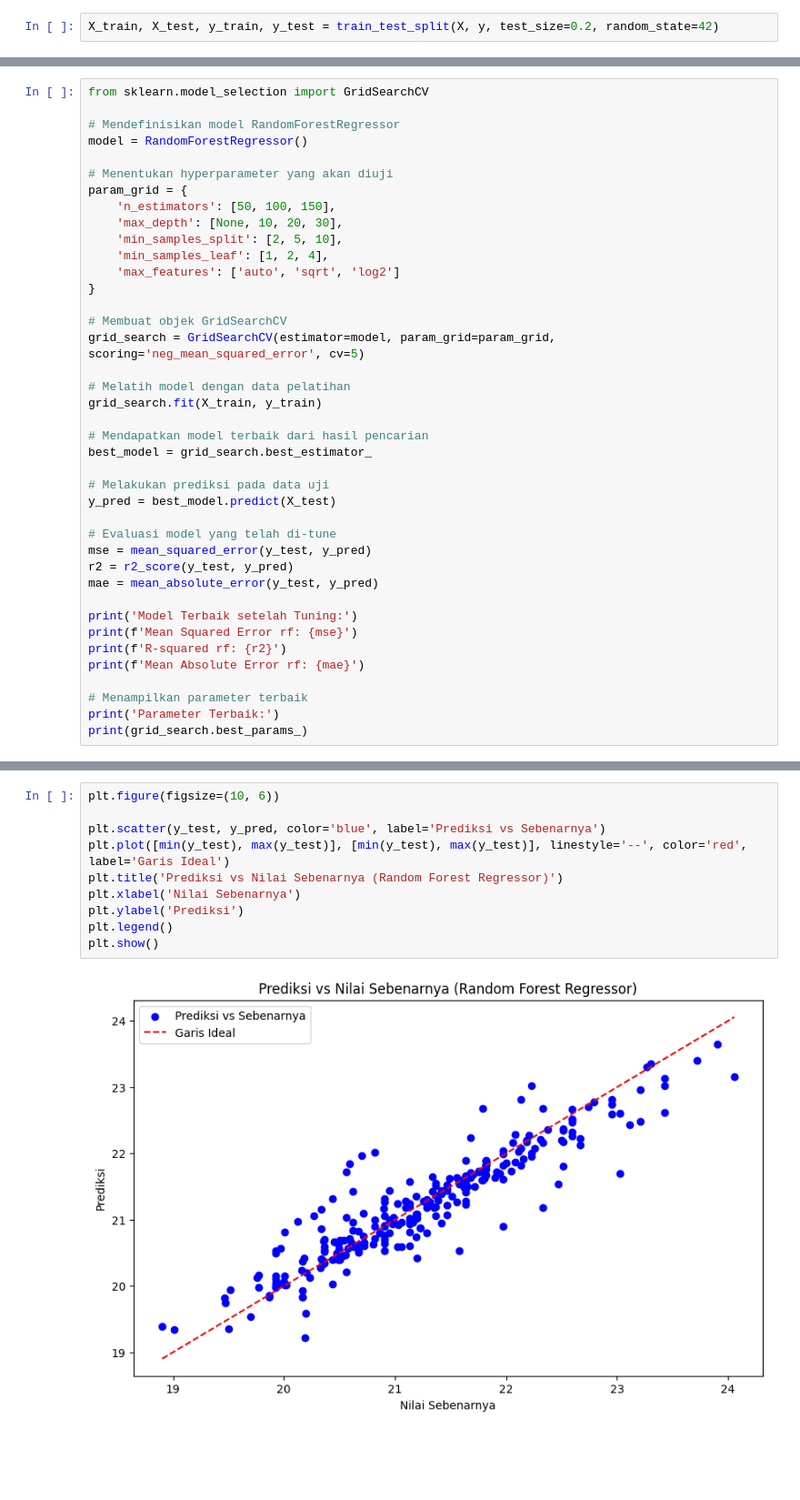
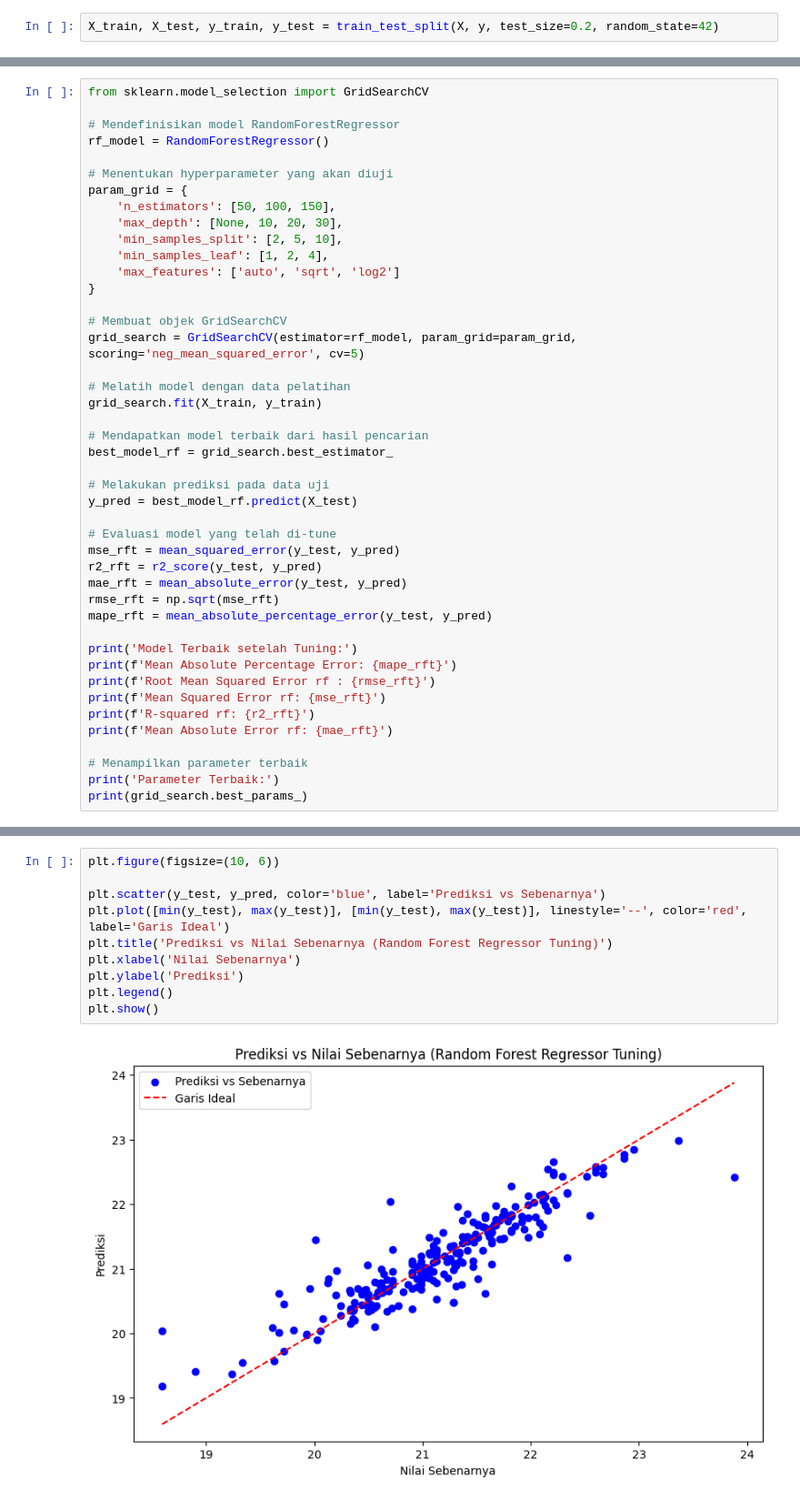
Before and after one commit to masmasbiyasa/back_up_capstone, a Jupyter notebook: machine learning/machine_learning.ipynb, the cells around one changed output, grey strips where cells are left out. Shown at 91% size. Saved outputs shown, nothing was run; the diff lists cells and outputs as text; blank space fills up the shorter version.

```diff
--- a/machine learning/machine_learning.ipynb
+++ b/machine learning/machine_learning.ipynb
@@ -255,7 +268,7 @@ plt.show()
 from sklearn.model_selection import GridSearchCV
 
 # Mendefinisikan model RandomForestRegressor
-model = RandomForestRegressor()
+rf_model = RandomForestRegressor()
 
 # Menentukan hyperparameter yang akan diuji
 param_grid = {
@@ -267,26 +280,30 @@ param_grid = {
 }
 
 # Membuat objek GridSearchCV
-grid_search = GridSearchCV(estimator=model, param_grid=param_grid, scoring='neg_mean_squared_error', cv=5)
+grid_search = GridSearchCV(estimator=rf_model, param_grid=param_grid, scoring='neg_mean_squared_error', cv=5)
 
 # Melatih model dengan data pelatihan
 grid_search.fit(X_train, y_train)
 
 # Mendapatkan model terbaik dari hasil pencarian
-best_model = grid_search.best_estimator_
+best_model_rf = grid_search.best_estimator_
 
 # Melakukan prediksi pada data uji
-y_pred = best_model.predict(X_test)
+y_pred = best_model_rf.predict(X_test)
 
 # Evaluasi model yang telah di-tune
-mse = mean_squared_error(y_test, y_pred)
-r2 = r2_score(y_test, y_pred)
-mae = mean_absolute_error(y_test, y_pred)
+mse_rft = mean_squared_error(y_test, y_pred)
+r2_rft = r2_score(y_test, y_pred)
+mae_rft = mean_absolute_error(y_test, y_pred)
+rmse_rft = np.sqrt(mse_rft)
+mape_rft = mean_absolute_percentage_error(y_test, y_pred)
 
 print('Model Terbaik setelah Tuning:')
-print(f'Mean Squared Error rf: {mse}')
-print(f'R-squared rf: {r2}')
-print(f'Mean Absolute Error rf: {mae}')
+print(f'Mean Absolute Percentage Error: {mape_rft}')
+print(f'Root Mean Squared Error rf : {rmse_rft}')
+print(f'Mean Squared Error rf: {mse_rft}')
+print(f'R-squared rf: {r2_rft}')
+print(f'Mean Absolute Error rf: {mae_rft}')
 
 # Menampilkan parameter terbaik
 print('Parameter Terbaik:')
@@ -301,12 +320,12 @@ Parameter Terbaik:
 # %%
 plt.figure(figsize=(10, 6))
 
 plt.scatter(y_test, y_pred, color='blue', label='Prediksi vs Sebenarnya')
 plt.plot([min(y_test), max(y_test)], [min(y_test), max(y_test)], linestyle='--', color='red', label='Garis Ideal')
-plt.title('Prediksi vs Nilai Sebenarnya (Random Forest Regressor)')
+plt.title('Prediksi vs Nilai Sebenarnya (Random Forest Regressor Tuning)')
 plt.xlabel('Nilai Sebenarnya')
 plt.ylabel('Prediksi')
 plt.legend()
 plt.show()
 # %% [output]
-[figure, old version]
+[figure, new version]
```
Also changed, not shown: parts of 14 cells of this notebook, 38 other files.
